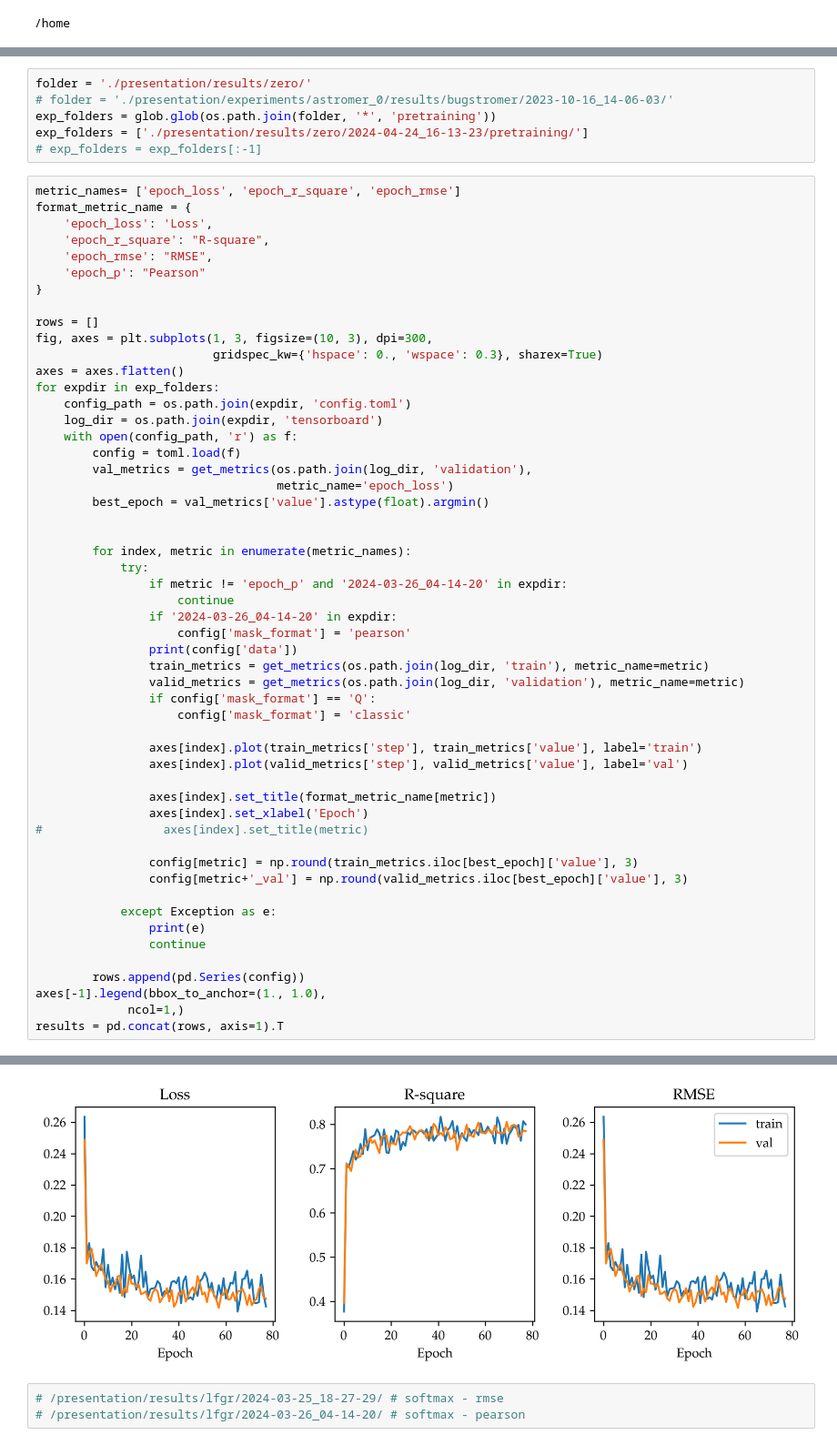
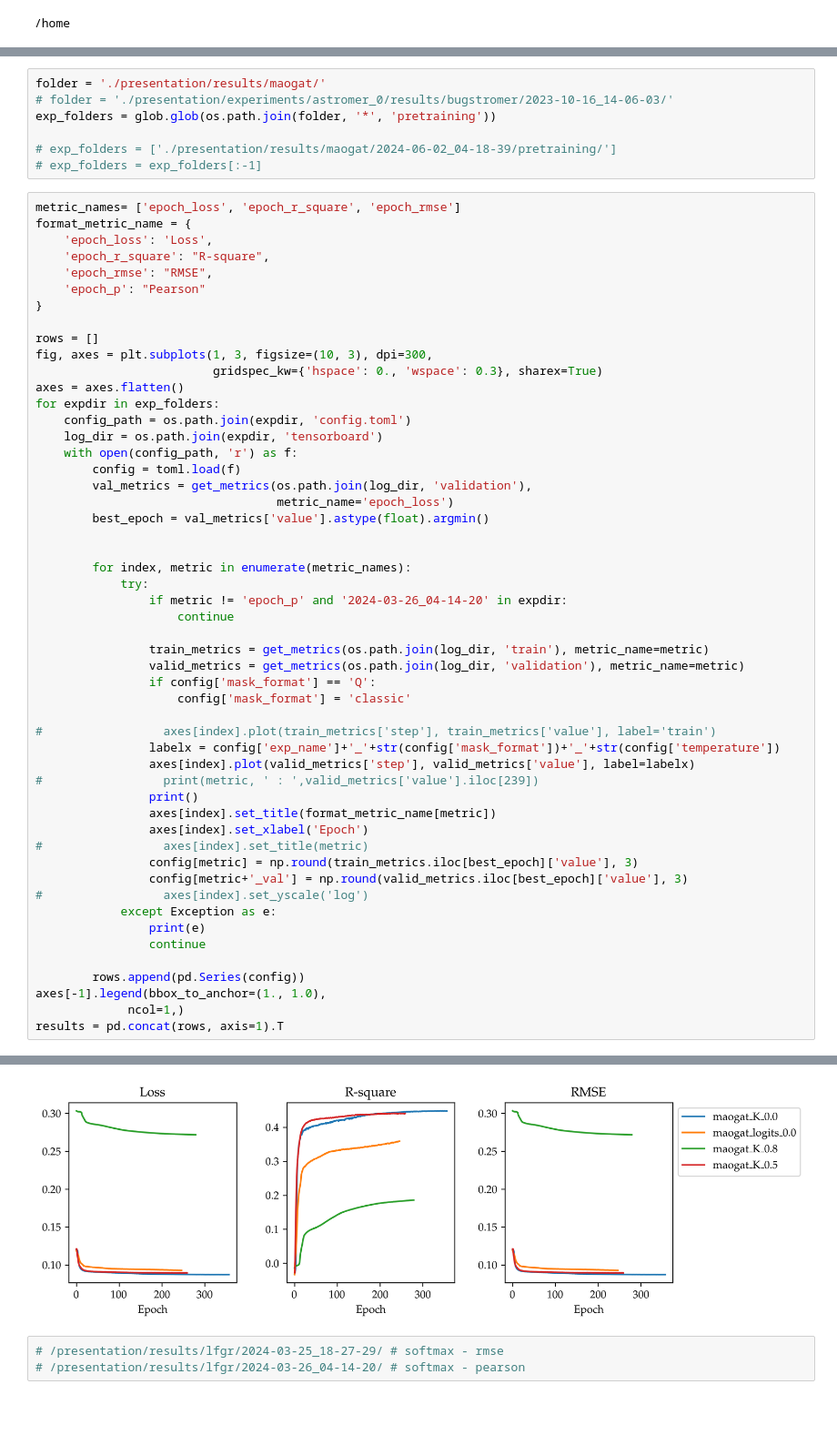
Before and after one commit to cridonoso/astromer, a Jupyter notebook: presentation/notebooks/Pretraining.ipynb, the cells around one changed output, grey strips where cells are left out. Shown at 91% size. Drawn from its saved outputs; the diff is of its cells as text; blank space fills up the shorter version.

```diff
--- a/presentation/notebooks/Pretraining.ipynb
+++ b/presentation/notebooks/Pretraining.ipynb
@@ -41,9 +41,10 @@ plt.rcParams.update({
 To enable them in other operations, rebuild TensorFlow with the appropriate compiler flags.
 # %%
-folder = './presentation/results/zero/'
+folder = './presentation/results/maogat/'
 # folder = './presentation/experiments/astromer_0/results/bugstromer/2023-10-16_14-06-03/'
 exp_folders = glob.glob(os.path.join(folder, '*', 'pretraining'))
-exp_folders = ['./presentation/results/zero/2024-04-24_16-13-23/pretraining/']
+
+# exp_folders = ['./presentation/results/maogat/2024-06-02_04-18-39/pretraining/']
 # exp_folders = exp_folders[:-1]
 # %%
 metric_names= ['epoch_loss', 'epoch_r_square', 'epoch_rmse']
@@ -72,24 +73,23 @@ for expdir in exp_folders:
             try:
                 if metric != 'epoch_p' and '2024-03-26_04-14-20' in expdir:
                     continue
-                if '2024-03-26_04-14-20' in expdir:
-                    config['mask_format'] = 'pearson'
-                print(config['data'])
+
                 train_metrics = get_metrics(os.path.join(log_dir, 'train'), metric_name=metric)
                 valid_metrics = get_metrics(os.path.join(log_dir, 'validation'), metric_name=metric)
                 if config['mask_format'] == 'Q':
                     config['mask_format'] = 'classic'
 
-                axes[index].plot(train_metrics['step'], train_metrics['value'], label='train')
-                axes[index].plot(valid_metrics['step'], valid_metrics['value'], label='val')
-
+#                 axes[index].plot(train_metrics['step'], train_metrics['value'], label='train')
+                labelx = config['exp_name']+'_'+str(config['mask_format'])+'_'+str(config['temperature'])
+                axes[index].plot(valid_metrics['step'], valid_metrics['value'], label=labelx)
+#                 print(metric, ' : ',valid_metrics['value'].iloc[239])
+                print()
                 axes[index].set_title(format_metric_name[metric])
                 axes[index].set_xlabel('Epoch')
 #                 axes[index].set_title(metric)
-
                 config[metric] = np.round(train_metrics.iloc[best_epoch]['value'], 3)
                 config[metric+'_val'] = np.round(valid_metrics.iloc[best_epoch]['value'], 3)
-
+#                 axes[index].set_yscale('log')
             except Exception as e:
                 print(e)
                 continue
@@ -105,4 +102,4 @@ results = pd.concat(rows, axis=1).T
-[figure, old version]
+[figure, new version]
 # %%
 # /presentation/results/lfgr/2024-03-25_18-27-29/ # softmax - rmse
 # /presentation/results/lfgr/2024-03-26_04-14-20/ # softmax - pearson
```
Also changed, not shown: parts of 5 cells of this notebook, 14 other files.
